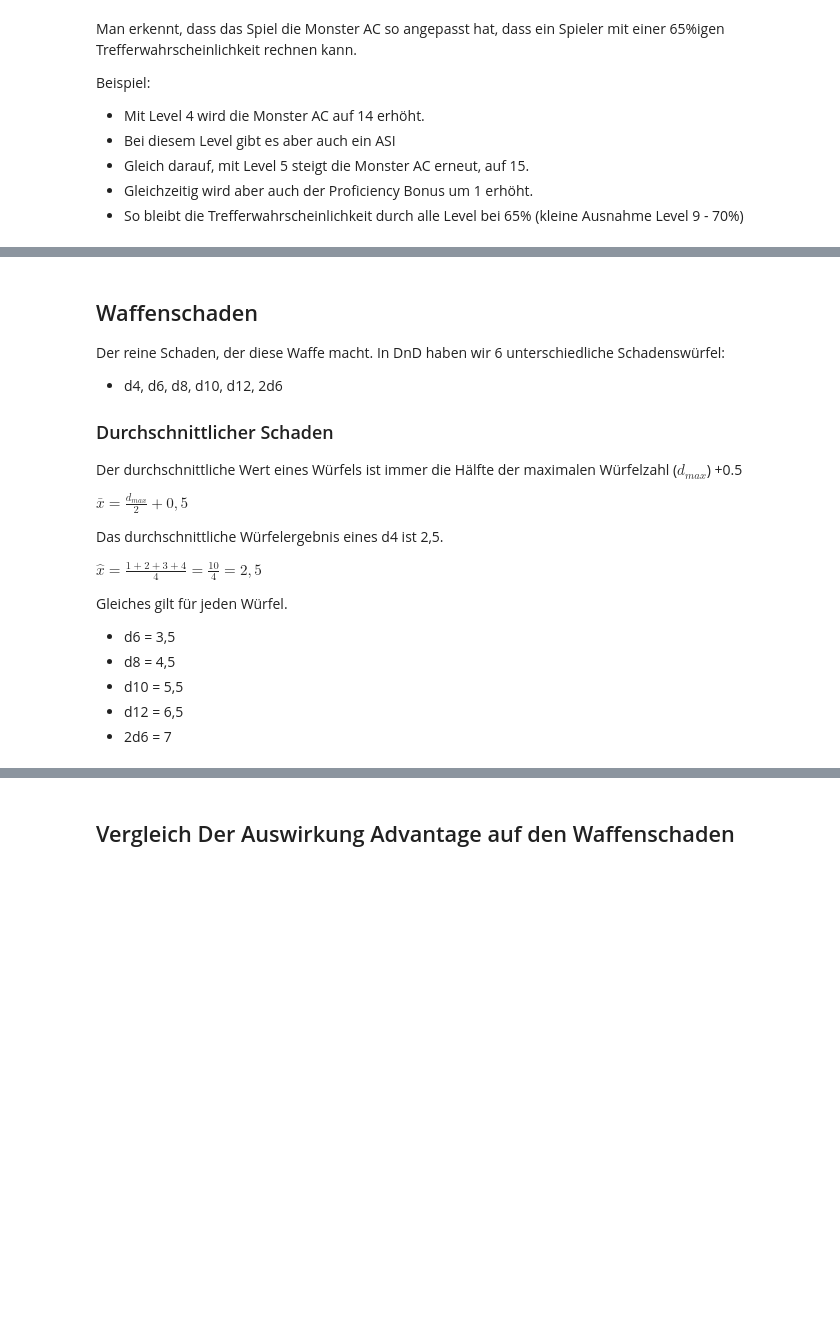
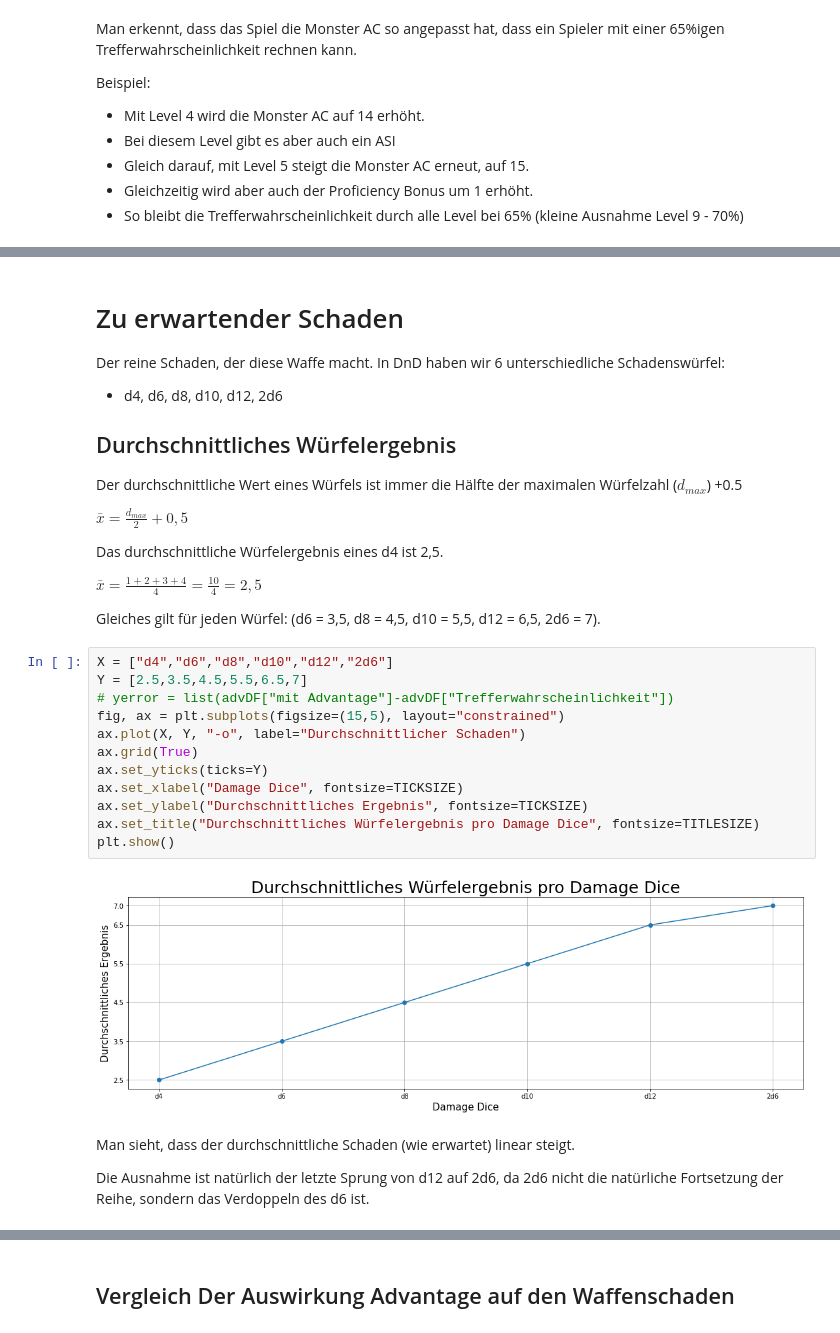
Before and after one commit to AlexSchinnerl/dndMath, a Jupyter notebook: damageCalculation.ipynb, the cells around one changed output, grey strips where cells are left out. Saved outputs shown, nothing was run; the diff lists cells and outputs as text; blank space fills up the shorter version.

```diff
--- a/damageCalculation.ipynb
+++ b/damageCalculation.ipynb
@@ -349,11 +350,11 @@ plt.show()
 # %% [markdown]
-## Waffenschaden
+# Zu erwartender Schaden
 
 Der reine Schaden, der diese Waffe macht. In DnD haben wir 6 unterschiedliche Schadenswürfel:
 
 * d4, d6, d8, d10, d12, 2d6
 
-### Durchschnittlicher Schaden
+## Durchschnittliches Würfelergebnis
 
 Der durchschnittliche Wert eines Würfels ist immer die Hälfte der maximalen Würfelzahl ($d_{max}$) +0.5
 
@@ -361,12 +362,25 @@ $\bar{x} = \frac{d_{max}}{2}+0,5$
 
 Das durchschnittliche Würfelergebnis eines d4 ist 2,5.
 
-$\hat{x} = \frac{1+2+3+4}{4} = \frac{10}{4} = 2,5$
+$\bar{x} = \frac{1+2+3+4}{4} = \frac{10}{4} = 2,5$
 
-Gleiches gilt für jeden Würfel.
-* d6 = 3,5
-* d8 = 4,5
-* d10 = 5,5
-* d12 = 6,5
-* 2d6 = 7
+Gleiches gilt für jeden Würfel: (d6 = 3,5, d8 = 4,5, d10 = 5,5, d12 = 6,5, 2d6 = 7).
+# %%
+X = ["d4","d6","d8","d10","d12","2d6"]
+Y = [2.5,3.5,4.5,5.5,6.5,7]
+# yerror = list(advDF["mit Advantage"]-advDF["Trefferwahrscheinlichkeit"])
+fig, ax = plt.subplots(figsize=(15,5), layout="constrained")
+ax.plot(X, Y, "-o", label="Durchschnittlicher Schaden")
+ax.grid(True)
+ax.set_yticks(ticks=Y)
+ax.set_xlabel("Damage Dice", fontsize=TICKSIZE)
+ax.set_ylabel("Durchschnittliches Ergebnis", fontsize=TICKSIZE)
+ax.set_title("Durchschnittliches Würfelergebnis pro Damage Dice", fontsize=TITLESIZE)
+plt.show()
+# %% [output]
+[figure, added]
+# %% [markdown]
+Man sieht, dass der durchschnittliche Schaden (wie erwartet) linear steigt.
+
+Die Ausnahme ist natürlich der letzte Sprung von d12 auf 2d6, da 2d6 nicht die natürliche Fortsetzung der Reihe, sondern das Verdoppeln des d6 ist.
 # %% [markdown]
```
Also changed, not shown: parts of 35 cells of this notebook.
